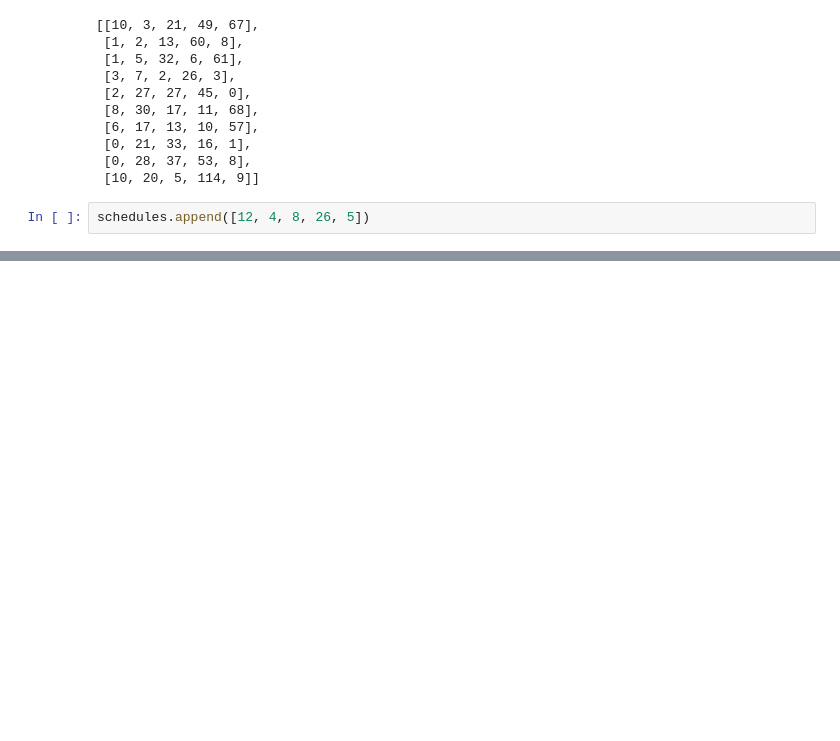
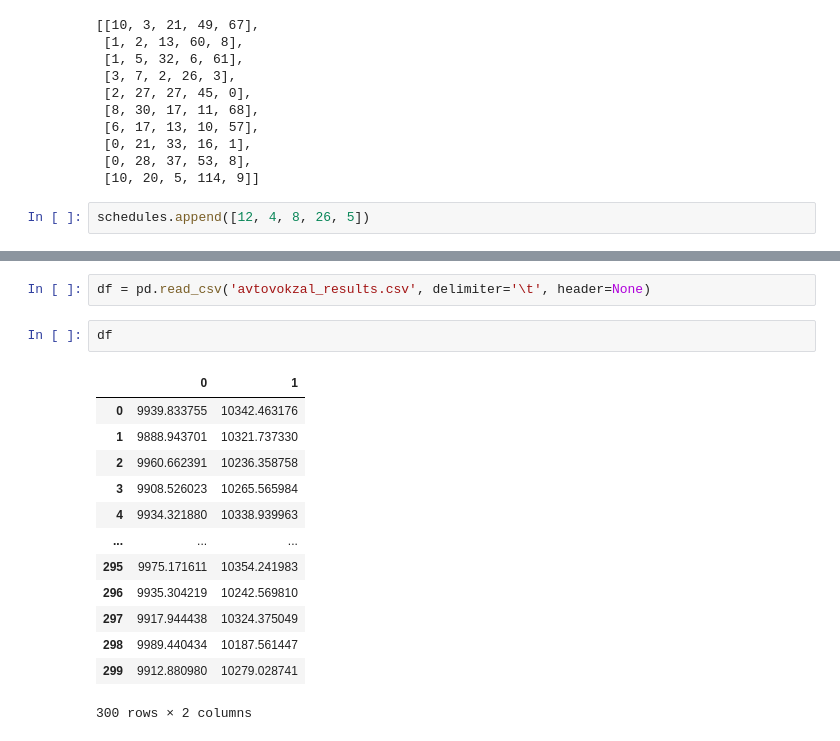
Before and after one commit to naumovvs/publictransportnet, a Jupyter notebook: test.ipynb, the cells around one changed output, grey strips where cells are left out. Cells and saved outputs as stored; diff of their text form; blank space fills up the shorter version.

```diff
--- a/test.ipynb
+++ b/test.ipynb
@@ -117,0 +153,18 @@ for schedule in schedules:
+# %%
+df = pd.read_csv('avtovokzal_results.csv', delimiter='\t', header=None)
+# %%
+df
+# %% [output]
+|  | 0 | 1 |
+| 0 | 9939.833755 | 10342.463176 |
+| 1 | 9888.943701 | 10321.737330 |
+| 2 | 9960.662391 | 10236.358758 |
+| 3 | 9908.526023 | 10265.565984 |
+| 4 | 9934.321880 | 10338.939963 |
+| ... | ... | ... |
+| 295 | 9975.171611 | 10354.241983 |
+| 296 | 9935.304219 | 10242.569810 |
+| 297 | 9917.944438 | 10324.375049 |
+| 298 | 9989.440434 | 10187.561447 |
+| 299 | 9912.880980 | 10279.028741 |
+300 rows × 2 columns
```
Also changed, not shown: parts of 8 cells of this notebook, 7 other files.
